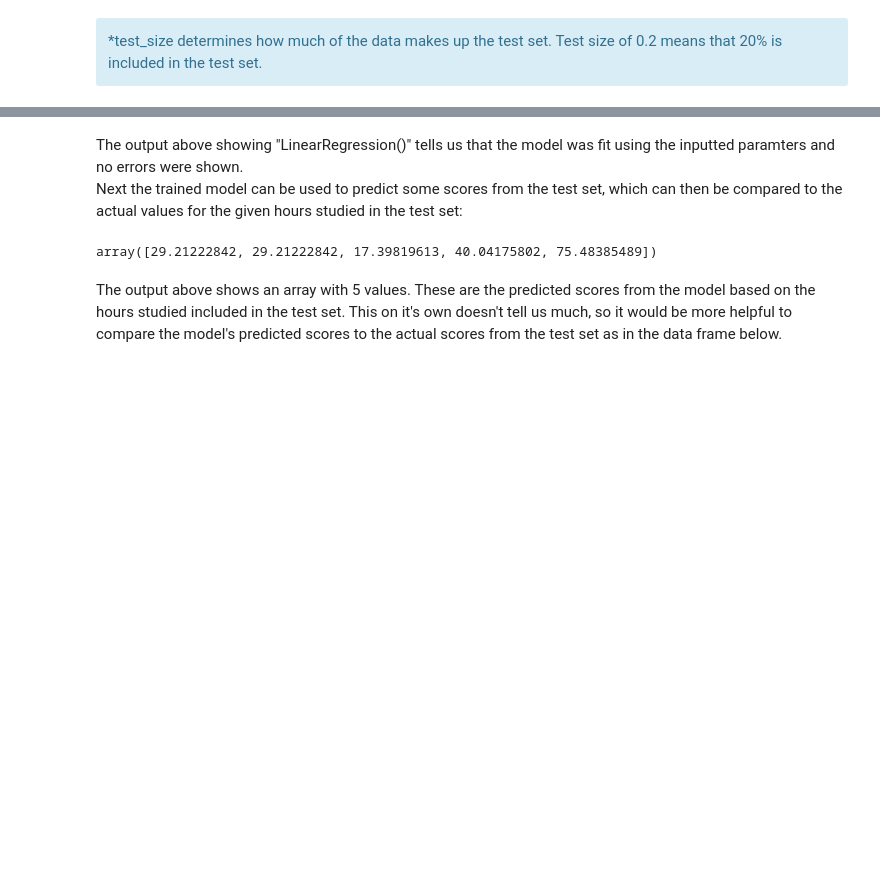
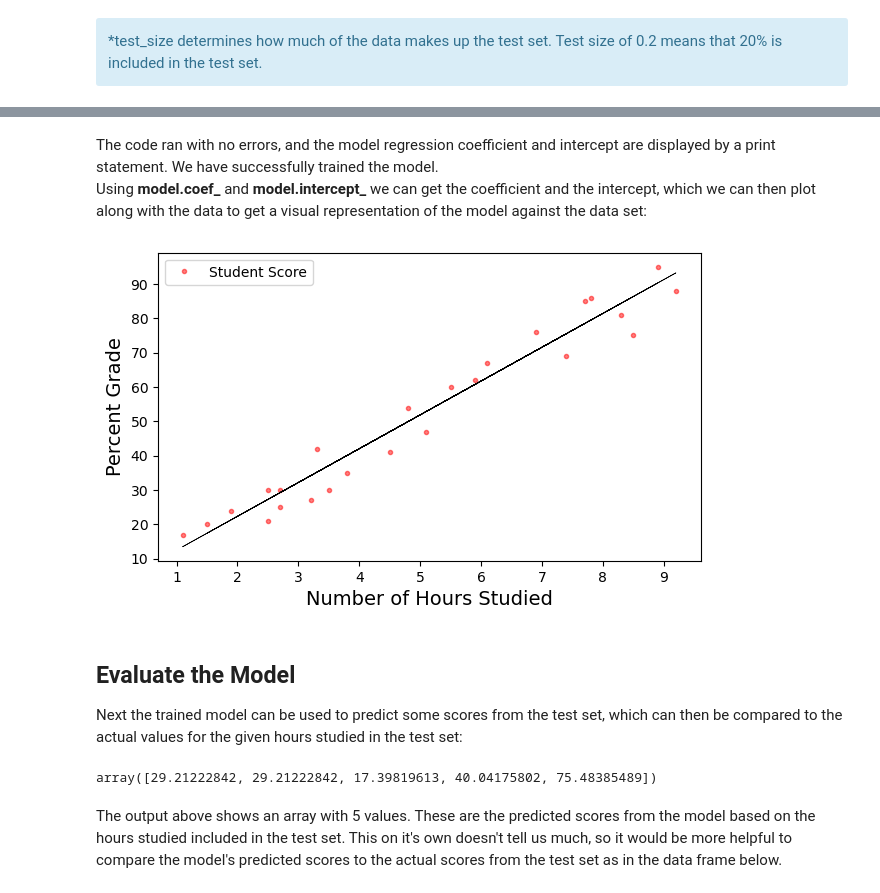
Before and after one commit to liamconeill/GRIP-task1, a Jupyter notebook: LO_GRIP_Task1.ipynb, the cells around one changed output, grey strips where cells are left out. Cells and saved outputs as stored; diff of their text form; code cells hidden in the pictures; blank space fills up the shorter version.

```diff
--- a/LO_GRIP_Task1.ipynb
+++ b/LO_GRIP_Task1.ipynb
@@ -96,6 +99,19 @@ LinearRegression()
+# %% [markdown]
+The code ran with no errors, and the model regression coefficient and intercept are displayed by a print statement. We have successfully trained the model.
+<br></br>
+Using <b>model.coef_</b> and <b>model.intercept_</b> we can get the coefficient and the intercept, which we can then plot along with the data to get a visual representation of the model against the data set:
+# %%
+# Plot the regression line on the Data to visualize against the data set
+study_scores.plot(x = 'Hours', y = 'Scores', label = 'Student Score', style = '.', color = 'r', figsize = (7,4), alpha = 0.5)
+lbf = model.coef_*X+model.intercept_
+plt.plot(X, lbf, label = "Regression Model", color = 'black', linewidth = 0.5)
+plt.xlabel('Number of Hours Studied', fontsize = 14)
+plt.ylabel('Percent Grade', fontsize = 14)
+plt.show()
+# %% [output]
+[figure, added]
 # %% [markdown]
-The output above showing "LinearRegression()" tells us that the model was fit using the inputted paramters and no errors were shown.
-<br></br>
+## Evaluate the Model
 Next the trained model can be used to predict some scores from the test set, which can then be compared to the actual values for the given hours studied in the test set:
 # %%
 #Predict scores using trained model on test set
```
Also changed, not shown: parts of 7 cells of this notebook.
